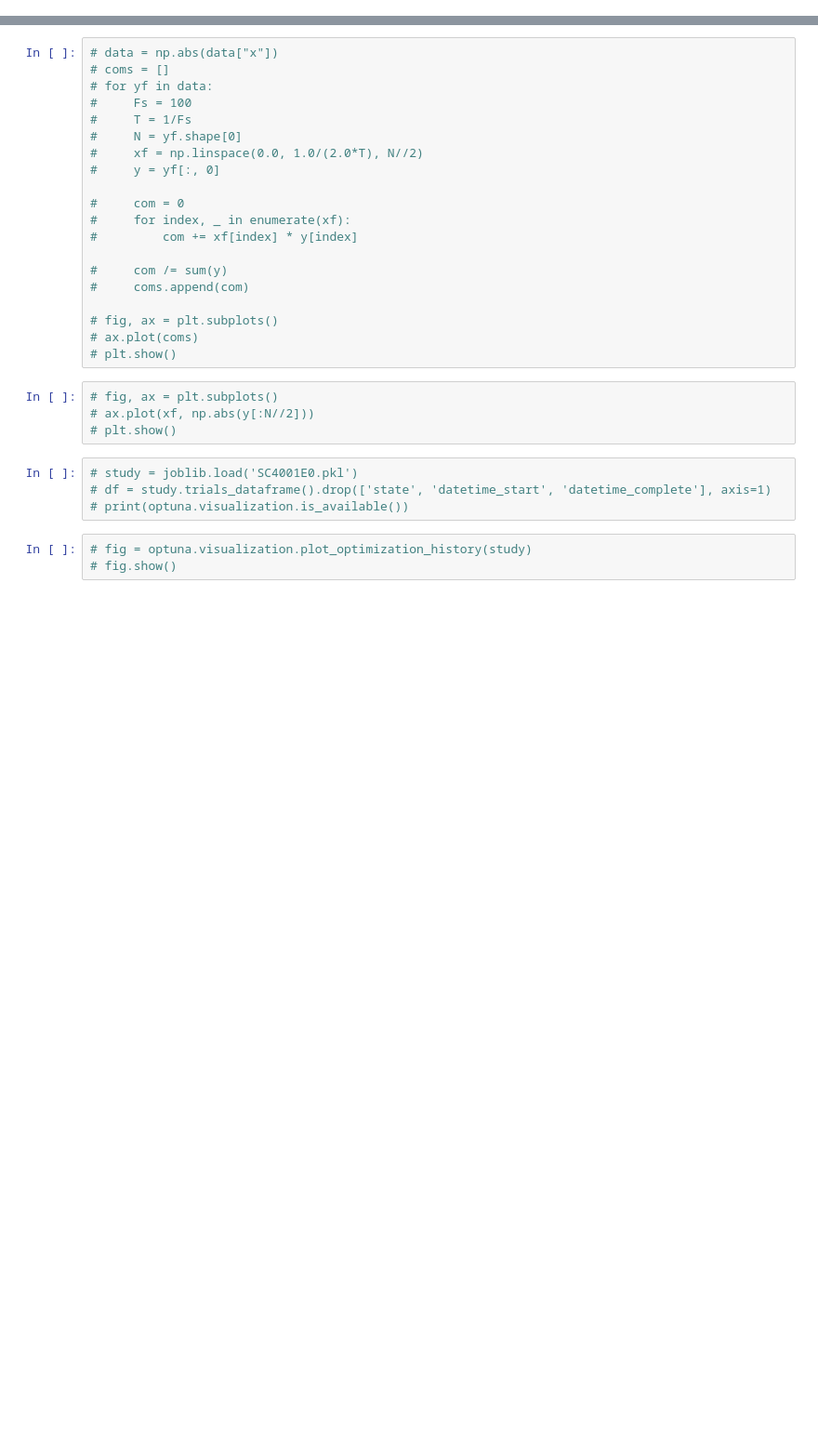
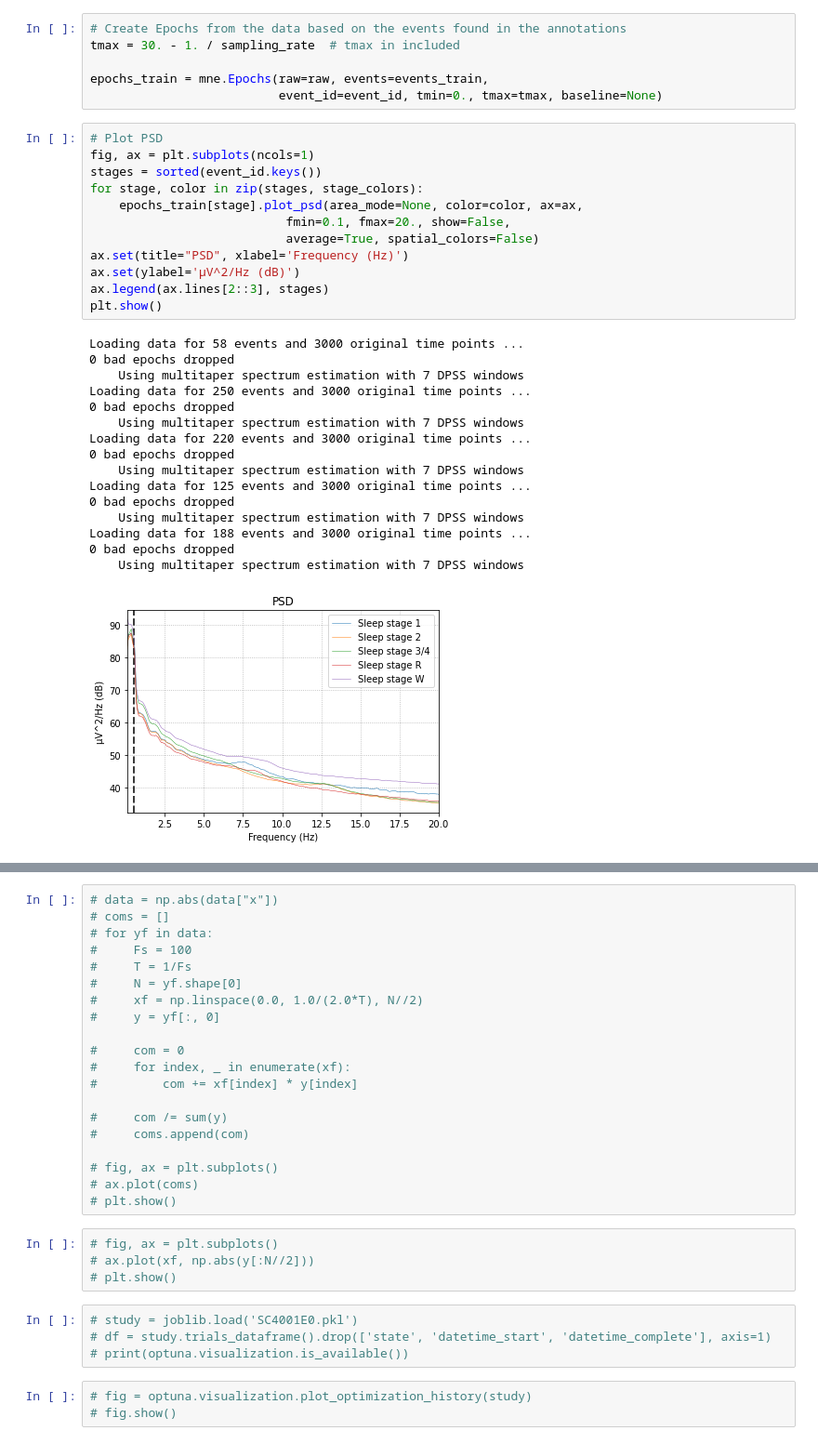
Before and after one commit to orelts/Sleep-Stage-Prediction-Classification-Using-Neural-ODE, a Jupyter notebook: notebooks/plots_and_figures.ipynb, the cells around one changed output, grey strips where cells are left out. Shown at 93% size. Drawn from its saved outputs; the diff is of its cells as text; blank space fills up the shorter version.

```diff
--- a/notebooks/plots_and_figures.ipynb
+++ b/notebooks/plots_and_figures.ipynb
@@ -114,0 +125,35 @@ Used Annotations descriptions: ['Sleep stage 1', 'Sleep stage 2', 'Sleep stage 3
+# %%
+# Create Epochs from the data based on the events found in the annotations
+tmax = 30. - 1. / sampling_rate  # tmax in included
+
+epochs_train = mne.Epochs(raw=raw, events=events_train,
+                          event_id=event_id, tmin=0., tmax=tmax, baseline=None)
+# %%
+# Plot PSD
+fig, ax = plt.subplots(ncols=1)
+stages = sorted(event_id.keys())
+for stage, color in zip(stages, stage_colors):
+    epochs_train[stage].plot_psd(area_mode=None, color=color, ax=ax,
+                           fmin=0.1, fmax=20., show=False,
+                           average=True, spatial_colors=False)
+ax.set(title="PSD", xlabel='Frequency (Hz)')
+ax.set(ylabel='µV^2/Hz (dB)')
+ax.legend(ax.lines[2::3], stages)
+plt.show()
+# %% [output]
+Loading data for 58 events and 3000 original time points ...
+0 bad epochs dropped
+    Using multitaper spectrum estimation with 7 DPSS windows
+Loading data for 250 events and 3000 original time points ...
+0 bad epochs dropped
+    Using multitaper spectrum estimation with 7 DPSS windows
+Loading data for 220 events and 3000 original time points ...
+0 bad epochs dropped
+    Using multitaper spectrum estimation with 7 DPSS windows
+Loading data for 125 events and 3000 original time points ...
+0 bad epochs dropped
+    Using multitaper spectrum estimation with 7 DPSS windows
+Loading data for 188 events and 3000 original time points ...
+0 bad epochs dropped
+    Using multitaper spectrum estimation with 7 DPSS windows
+[figure, added]
```
Also changed, not shown: parts of 12 cells of this notebook, 3 other files.
